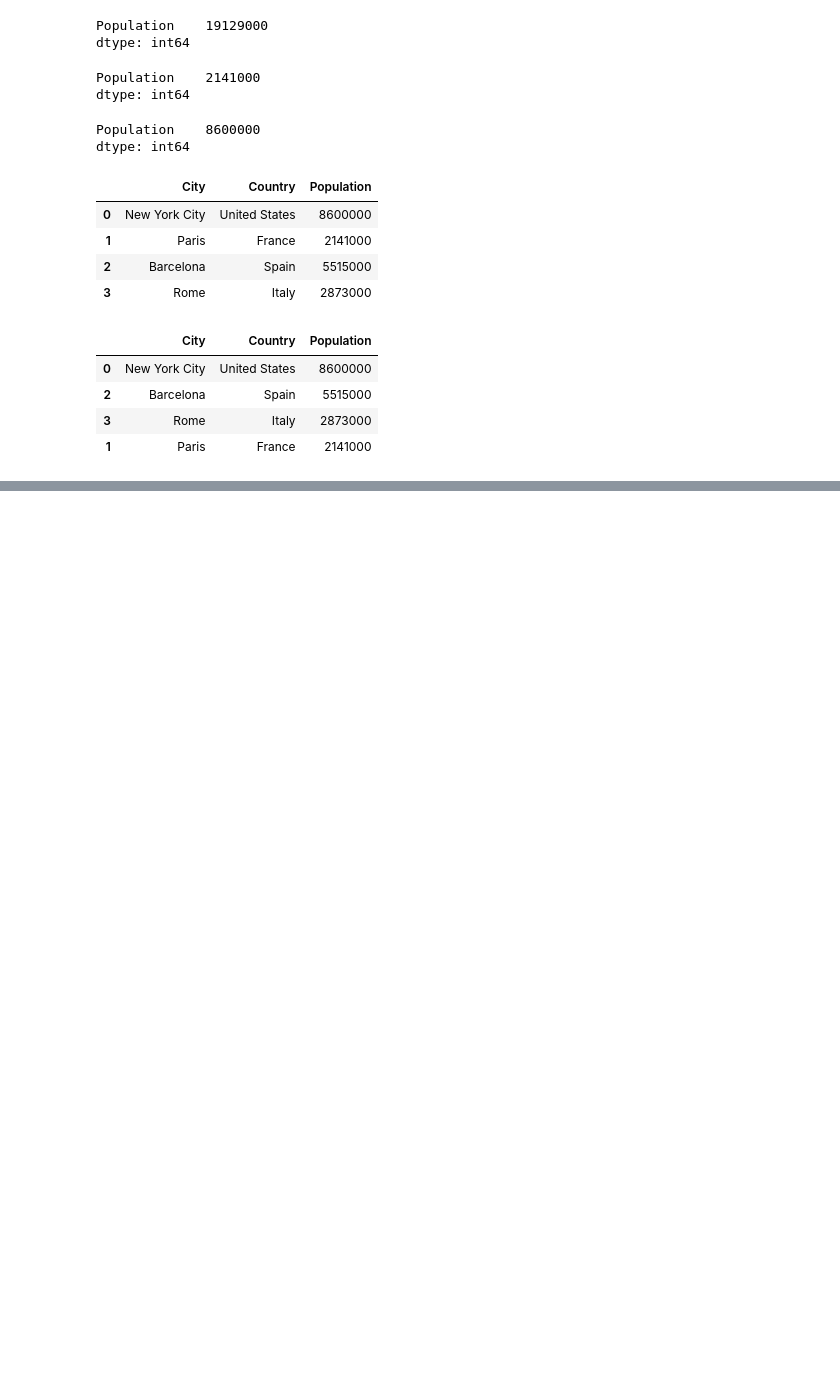
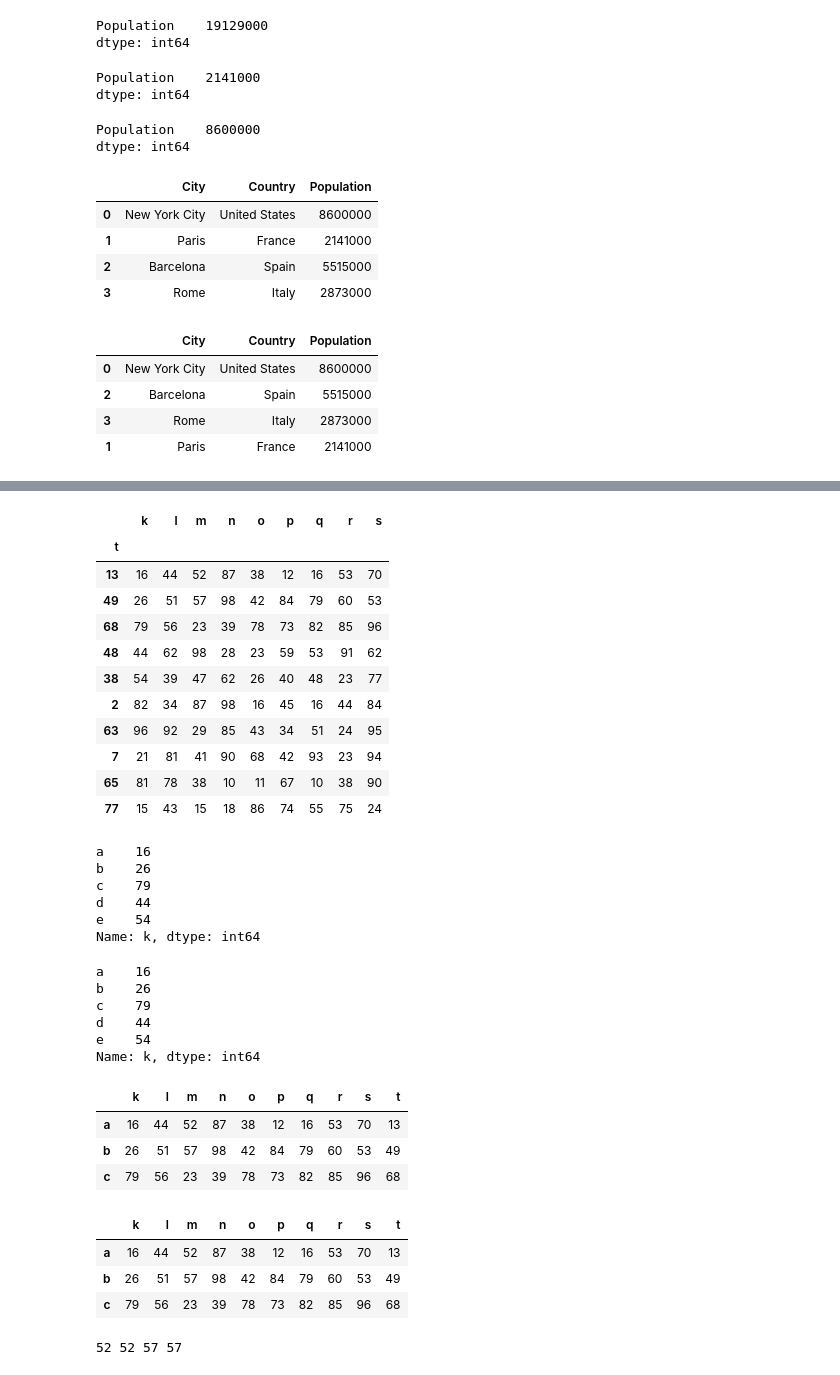
Before and after one commit to chlazaris/pandas_training, a Jupyter notebook: Pandas_Training.ipynb, the cells around one changed output, grey strips where cells are left out. Cells and saved outputs as stored; diff of their text form; code cells hidden in the pictures; blank space fills up the shorter version.

```diff
--- a/Pandas_Training.ipynb
+++ b/Pandas_Training.ipynb
@@ -706,0 +740,62 @@ pd.DataFrame(data = array,
+# %%
+# Set a new index
+data2.set_index("t")
+# %% [output]
+|  | k | l | m | n | o | p | q | r | s |
+| t |  |  |  |  |  |  |  |  |  |
+| 13 | 16 | 44 | 52 | 87 | 38 | 12 | 16 | 53 | 70 |
+| 49 | 26 | 51 | 57 | 98 | 42 | 84 | 79 | 60 | 53 |
+| 68 | 79 | 56 | 23 | 39 | 78 | 73 | 82 | 85 | 96 |
+| 48 | 44 | 62 | 98 | 28 | 23 | 59 | 53 | 91 | 62 |
+| 38 | 54 | 39 | 47 | 62 | 26 | 40 | 48 | 23 | 77 |
+| 2 | 82 | 34 | 87 | 98 | 16 | 45 | 16 | 44 | 84 |
+| 63 | 96 | 92 | 29 | 85 | 43 | 34 | 51 | 24 | 95 |
+| 7 | 21 | 81 | 41 | 90 | 68 | 42 | 93 | 23 | 94 |
+| 65 | 81 | 78 | 38 | 10 | 11 | 67 | 10 | 38 | 90 |
+| 77 | 15 | 43 | 15 | 18 | 86 | 74 | 55 | 75 | 24 |
+# %%
+# Select a certain column (e.g. k) from a dataframe
+data2['k'].head()
+# %% [output]
+a    16
+b    26
+c    79
+d    44
+e    54
+Name: k, dtype: int64
+# %%
+# Select a certain column using the dot notation
+data2.k.head() # This won't work if
+# %% [output]
+a    16
+b    26
+c    79
+d    44
+e    54
+Name: k, dtype: int64
+# %%
+# Select rows based on index
+data2.loc['a':'c']
+# %% [output]
+|  | k | l | m | n | o | p | q | r | s | t |
+| a | 16 | 44 | 52 | 87 | 38 | 12 | 16 | 53 | 70 | 13 |
+| b | 26 | 51 | 57 | 98 | 42 | 84 | 79 | 60 | 53 | 49 |
+| c | 79 | 56 | 23 | 39 | 78 | 73 | 82 | 85 | 96 | 68 |
+# %%
+# Select rows based on index value
+data2.iloc[0:3]
+# %% [output]
+|  | k | l | m | n | o | p | q | r | s | t |
+| a | 16 | 44 | 52 | 87 | 38 | 12 | 16 | 53 | 70 | 13 |
+| b | 26 | 51 | 57 | 98 | 42 | 84 | 79 | 60 | 53 | 49 |
+| c | 79 | 56 | 23 | 39 | 78 | 73 | 82 | 85 | 96 | 68 |
+# %%
+# at and iat to access certain elements
+a = data2.loc['a','m']
+b = data2.at['a','m']
+
+c = data2.iloc[1,2]
+d = data2.iat[1,2]
+print(a, b, c, d)
+# %% [output]
+52 52 57 57
```
Also changed, not shown: parts of 8 cells of this notebook.
